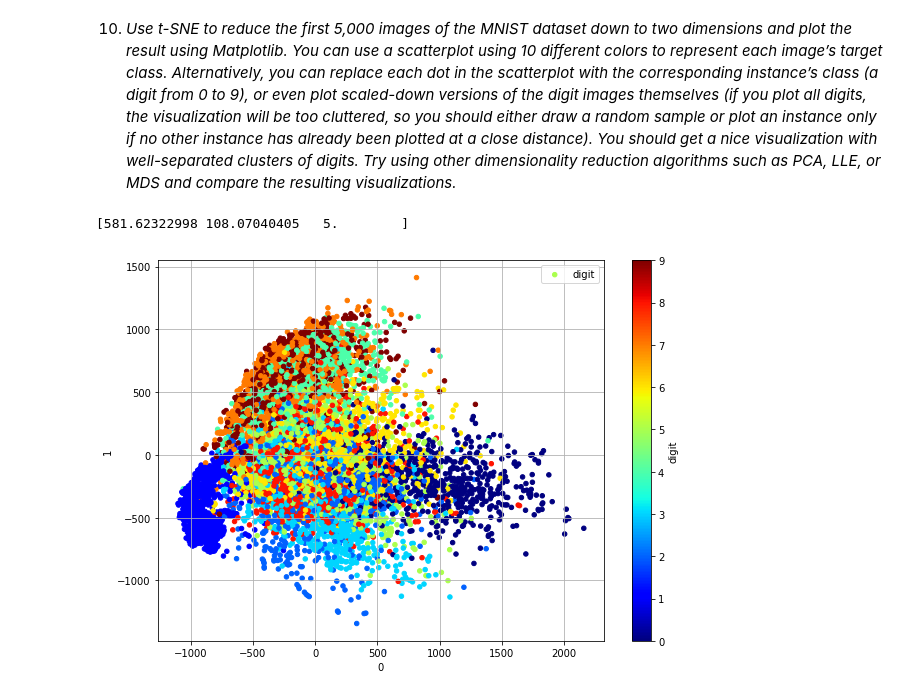
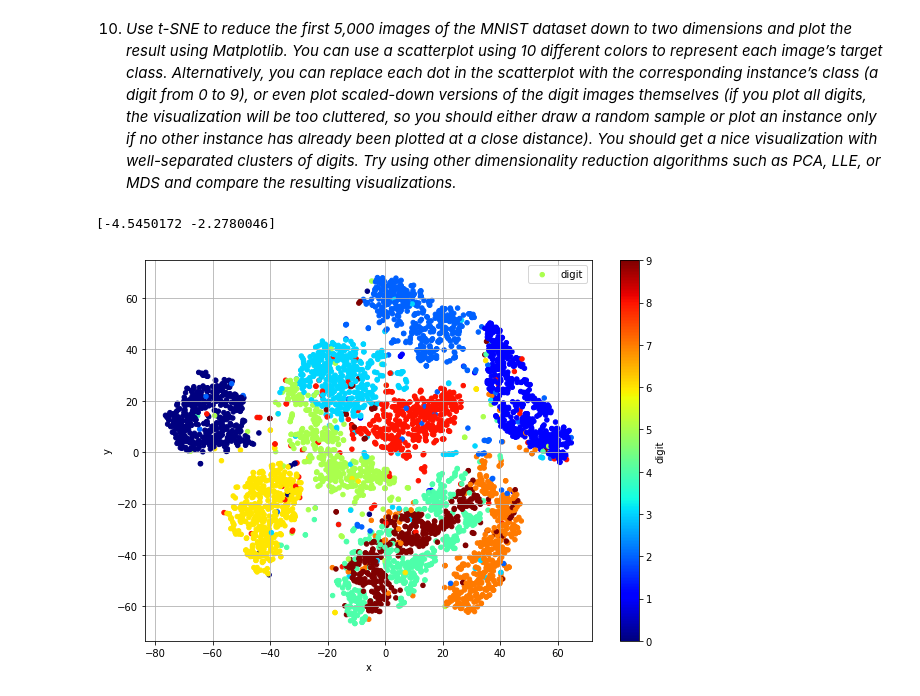
Before and after one commit to chrismarch/ml-exercises, a Jupyter notebook: 08_dimensionality_reduction.ipynb, the cells around one changed output. Drawn from its saved outputs; the diff is of its cells as text; code cells hidden in the pictures.

```diff
--- a/08_dimensionality_reduction.ipynb
+++ b/08_dimensionality_reduction.ipynb
@@ -113,23 +113,28 @@ train_predict_sgd(X_train1, y_train, X_test1, y_test)
 from sklearn.manifold import TSNE
 import pandas as pd
 import matplotlib.pyplot as plt
-X = X_train[:5000]
-X_tsne = TSNE(n_components=2, learning_rate='auto',init='pca').fit_transform(X)
-y = y_train[:5000].astype(int)
-X_tsne = np.column_stack((X_tsne, y))
-print(X_tsne[0])
+
+X5k = X_train[:5000]
+y5k = y_train[:5000].astype(int)
+
+X_tsne = TSNE(n_components=2, learning_rate='auto',init='random').fit_transform(X5k)
-# %% [output]
-[581.62322998 108.07040405   5.        ]
 # %%
 import numpy as np
 
-df_tsne = pd.DataFrame(data=X_tsne,
-                        index=range(X_tsne.shape[0]),    # 1st column as index
-                        columns=['0', '1', 'digit'])  # 1st row
-df_tsne.plot(kind="scatter", x='0', y='1', grid=True,
-            c="digit", label="digit",
-              cmap="jet", colorbar=True,
-             legend=True, sharex=False, figsize=(10, 7))
-plt.show()
+def plot(X, y):
+    X = np.column_stack((X, y))
+    print(X_tsne[0])
+
+    df_tsne = pd.DataFrame(data=X,
+                            index=range(X.shape[0]),    # 1st column as index
+                            columns=['x', 'y', 'digit'])  # 1st row
+    df_tsne.plot(kind="scatter", x='x', y='y', grid=True,
+                 c="digit", label="digit",
+                 cmap="jet", colorbar=True,
+                 legend=True, sharex=False, figsize=(10, 7))
+    plt.show()
+
+plot(X_tsne, y5k)
 # %% [output]
+[-4.5450172 -2.2780046]
-[figure, old version]
+[figure, new version]
```
Also changed, not shown: parts of 3 cells of this notebook.
